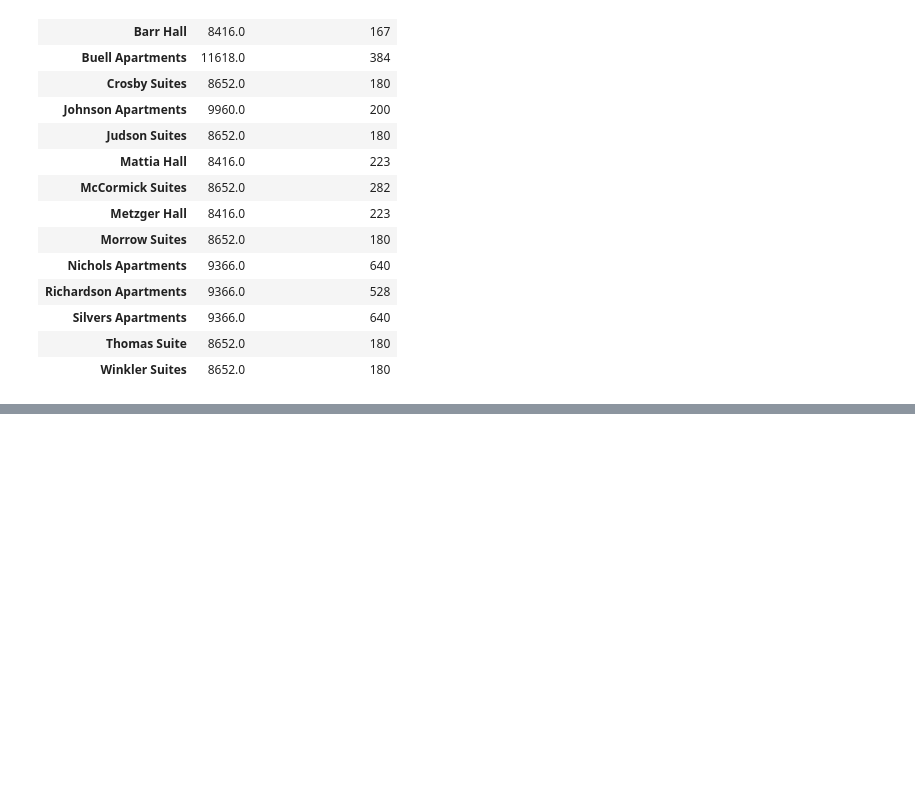
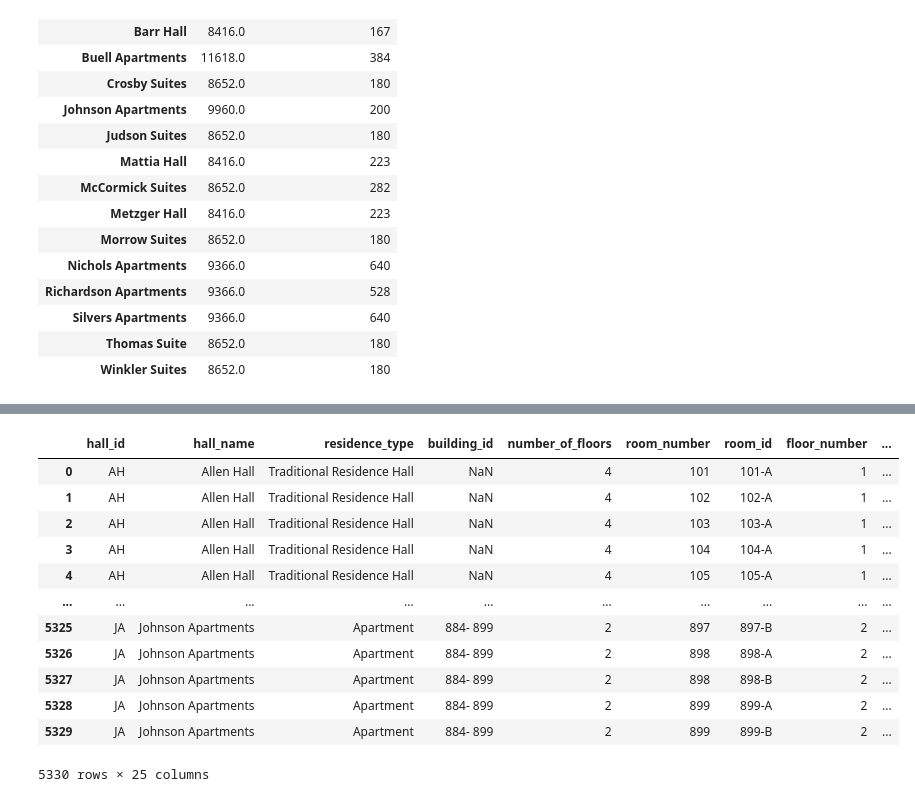
Before and after one commit to EktaDhobley/Algorithms-in-the-wild, a Jupyter notebook: data/data_generation.ipynb, the cells around one changed output, grey strips where cells are left out. Saved outputs shown, nothing was run; the diff lists cells and outputs as text; code cells hidden in the pictures; blank space fills up the shorter version.

```diff
--- a/data/data_generation.ipynb
+++ b/data/data_generation.ipynb
@@ -238,5 +238,21 @@ rep_data = rep_data[[
     'has_floor_lounge','has_tv_in_building', 'has_recreational_activities',
     'has_wardrobe','has_accessibility_ramps', 'has_private_bathroom',
     'price']]
+# %%
+rep_data
+# %% [output]
+|  | hall_id | hall_name | residence_type | building_id | number_of_floors | room_number | room_id | floor_number | ... |
+| 0 | AH | Allen Hall | Traditional Residence Hall | NaN | 4 | 101 | 101-A | 1 | ... |
+| 1 | AH | Allen Hall | Traditional Residence Hall | NaN | 4 | 102 | 102-A | 1 | ... |
+| 2 | AH | Allen Hall | Traditional Residence Hall | NaN | 4 | 103 | 103-A | 1 | ... |
+| 3 | AH | Allen Hall | Traditional Residence Hall | NaN | 4 | 104 | 104-A | 1 | ... |
+| 4 | AH | Allen Hall | Traditional Residence Hall | NaN | 4 | 105 | 105-A | 1 | ... |
+| ... | ... | ... | ... | ... | ... | ... | ... | ... | ... |
+| 5325 | JA | Johnson Apartments | Apartment | 884- 899 | 2 | 897 | 897-B | 2 | ... |
+| 5326 | JA | Johnson Apartments | Apartment | 884- 899 | 2 | 898 | 898-A | 2 | ... |
+| 5327 | JA | Johnson Apartments | Apartment | 884- 899 | 2 | 898 | 898-B | 2 | ... |
+| 5328 | JA | Johnson Apartments | Apartment | 884- 899 | 2 | 899 | 899-A | 2 | ... |
+| 5329 | JA | Johnson Apartments | Apartment | 884- 899 | 2 | 899 | 899-B | 2 | ... |
+5330 rows × 25 columns
 # %%
 rep_data.to_csv('final_data.csv', index=False)
```
Also changed, not shown: parts of 2 cells of this notebook, 1 other file.
